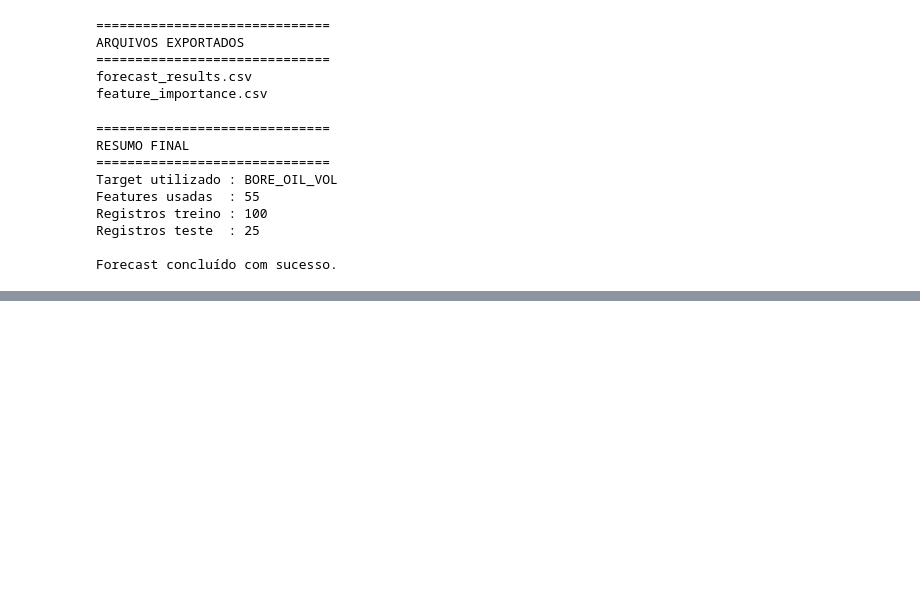
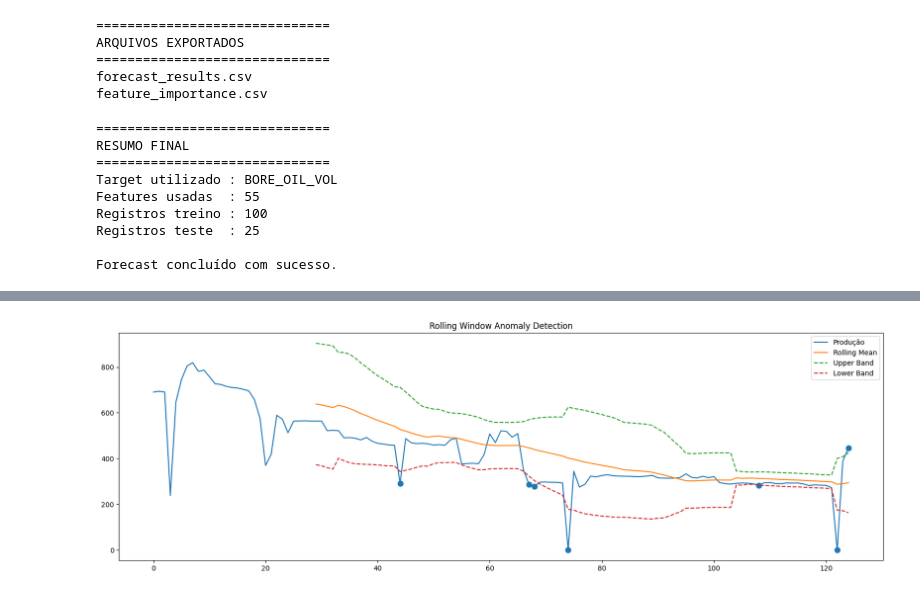
Before and after one commit to marcusvbrangel/production-surveillance, a Jupyter notebook: production_surveillance.ipynb, the cells around one changed output, grey strips where cells are left out. Saved outputs shown, nothing was run; the diff lists cells and outputs as text; code cells hidden in the pictures; blank space fills up the shorter version.

```diff
--- a/production_surveillance.ipynb
+++ b/production_surveillance.ipynb
@@ -3330,0 +3713,55 @@ Prever:
+# %%
+# ============================================================
+# PLOT ROLLING BANDS
+# ============================================================
+
+plt.figure(figsize=(20,6))
+
+plt.plot(
+
+    df[TARGET],
+    label="Produção"
+
+)
+
+plt.plot(
+
+    df["rolling_mean"],
+    label="Rolling Mean"
+
+)
+
+plt.plot(
+
+    df["upper_band"],
+    linestyle="--",
+    label="Upper Band"
+
+)
+
+plt.plot(
+
+    df["lower_band"],
+    linestyle="--",
+    label="Lower Band"
+
+)
+
+rolling_points = df[df["rolling_anomaly"]]
+
+plt.scatter(
+
+    rolling_points.index,
+    rolling_points[TARGET],
+
+    s=60
+
+)
+
+plt.title("Rolling Window Anomaly Detection")
+
+plt.legend()
+
+plt.show()
+# %% [output]
+[figure, added]
```
Also changed, not shown: parts of 54 cells of this notebook.
